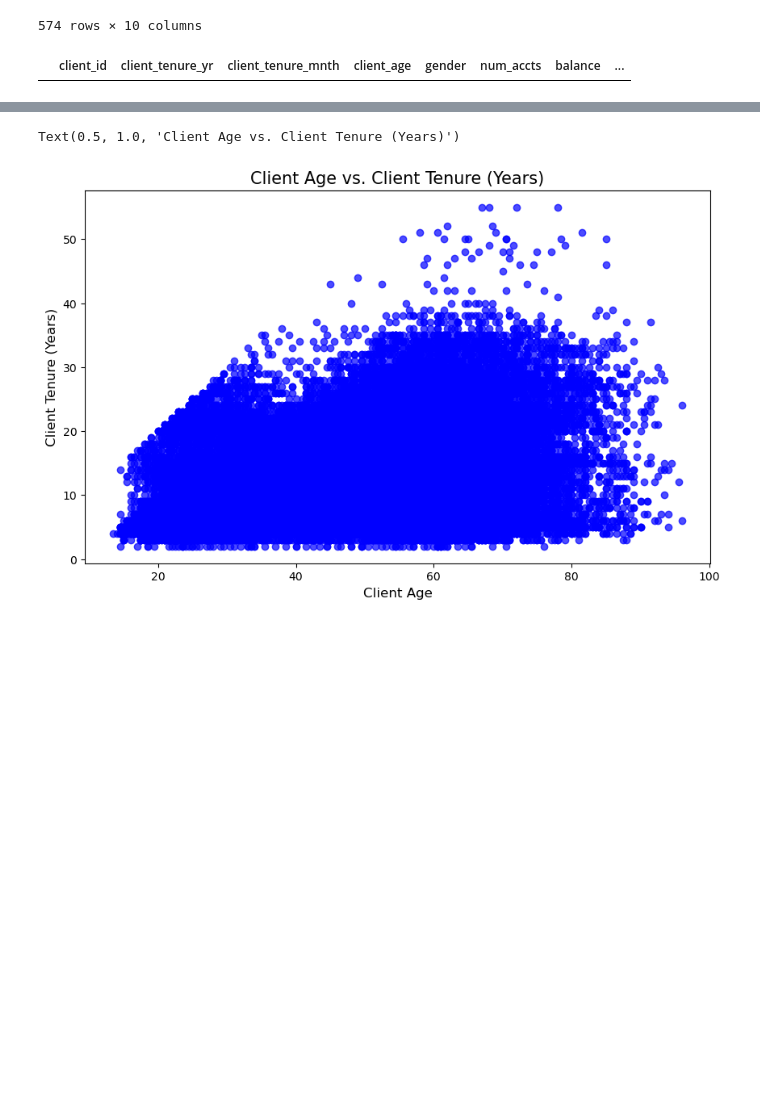
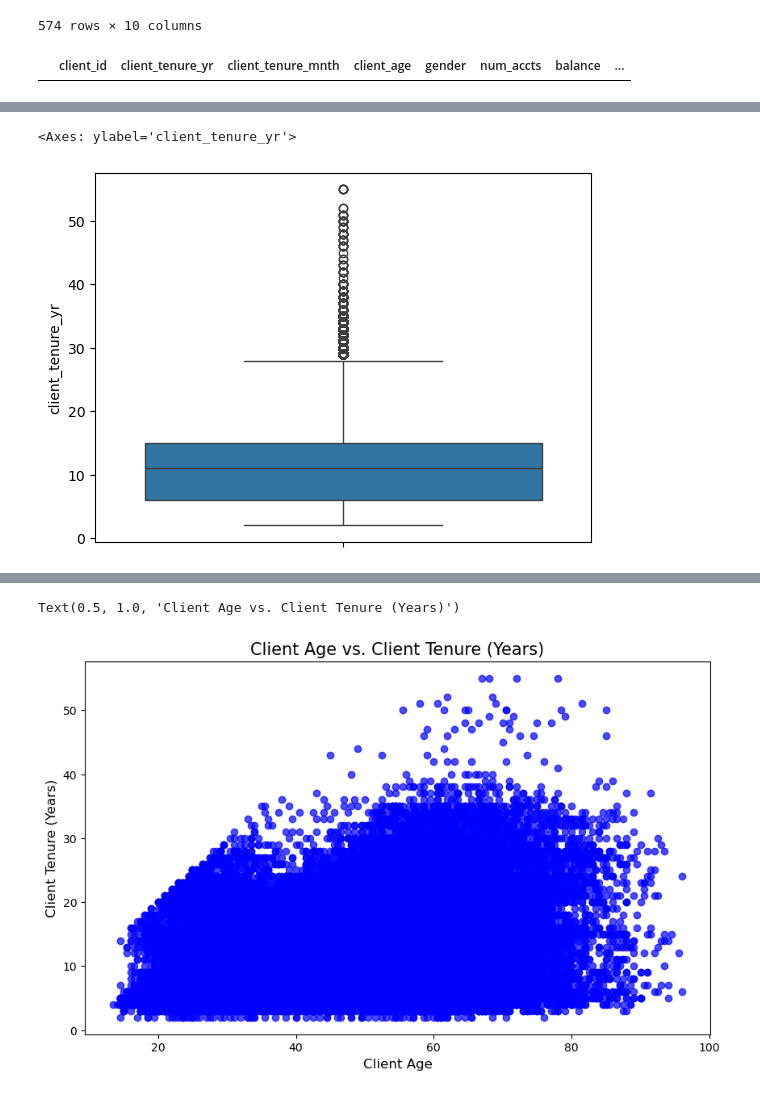
Before and after one commit to BigKawa/LinhSandraNeu, a Jupyter notebook: Datasets.ipynb, the cells around one changed output, grey strips where cells are left out. Saved outputs shown, nothing was run; the diff lists cells and outputs as text; code cells hidden in the pictures; blank space fills up the shorter version.

Commit message:
Creating Plots  tenure

```diff
--- a/Datasets.ipynb
+++ b/Datasets.ipynb
@@ -155,0 +168,5 @@ df_clients[df_clients["client_tenure_yr"] > df_clients["client_age"]]
+# %%
+sns.boxplot(data=df_clients["client_tenure_yr"])
+# %% [output]
+<Axes: ylabel='client_tenure_yr'>
+[figure, added]
```
Also changed, not shown: parts of 2 cells of this notebook.
